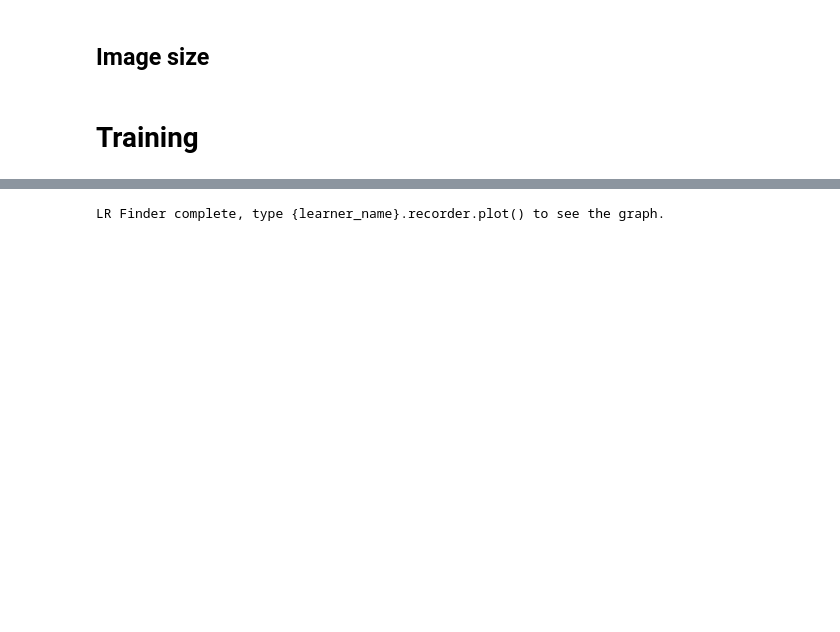
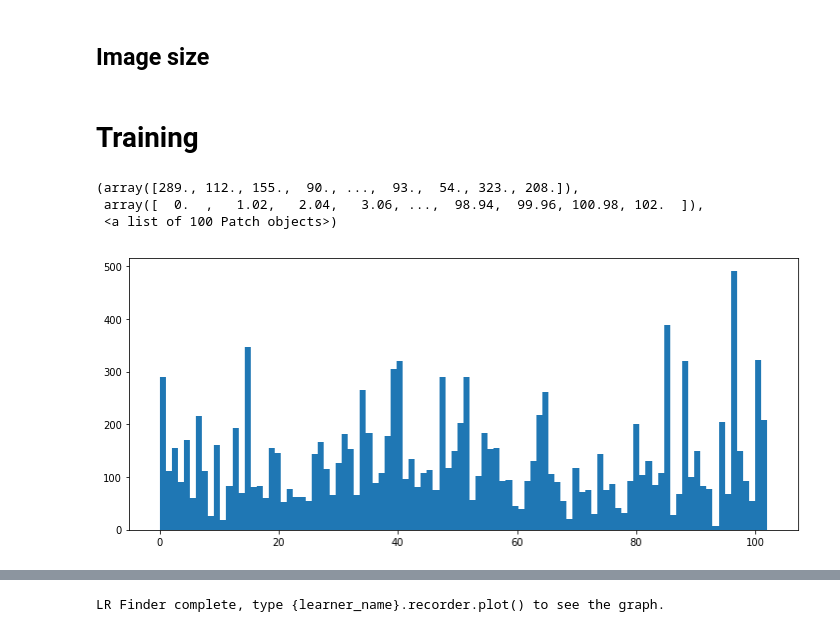
Before and after one commit to anhquan0412/zalo_landmark, a Jupyter notebook: clean_up.ipynb, the cells around one changed output, grey strips where cells are left out. Cells and saved outputs as stored; diff of their text form; code cells hidden in the pictures; blank space fills up the shorter version.

```diff
--- a/clean_up.ipynb
+++ b/clean_up.ipynb
@@ -153,0 +149,8 @@ data = ImageDataBunch.from_folder(PATH,train='TrainVal',valid_pct=.15,ds_tfms =
+# %%
+fig,ax = plt.subplots(figsize=(12,5))
+plt.hist(data.valid_ds.ds.y,bins=100)
+# %% [output]
+(array([289., 112., 155.,  90., ...,  93.,  54., 323., 208.]),
+ array([  0.  ,   1.02,   2.04,   3.06, ...,  98.94,  99.96, 100.98, 102.  ]),
+ <a list of 100 Patch objects>)
+[figure, added]
```
Also changed, not shown: parts of 16 cells of this notebook.
